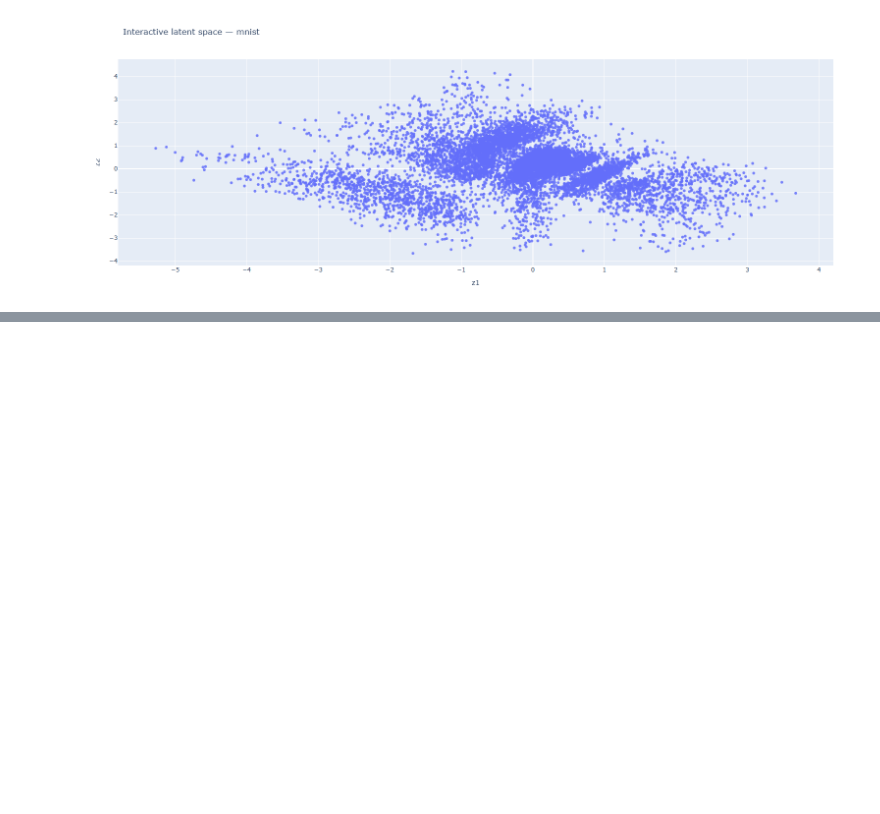
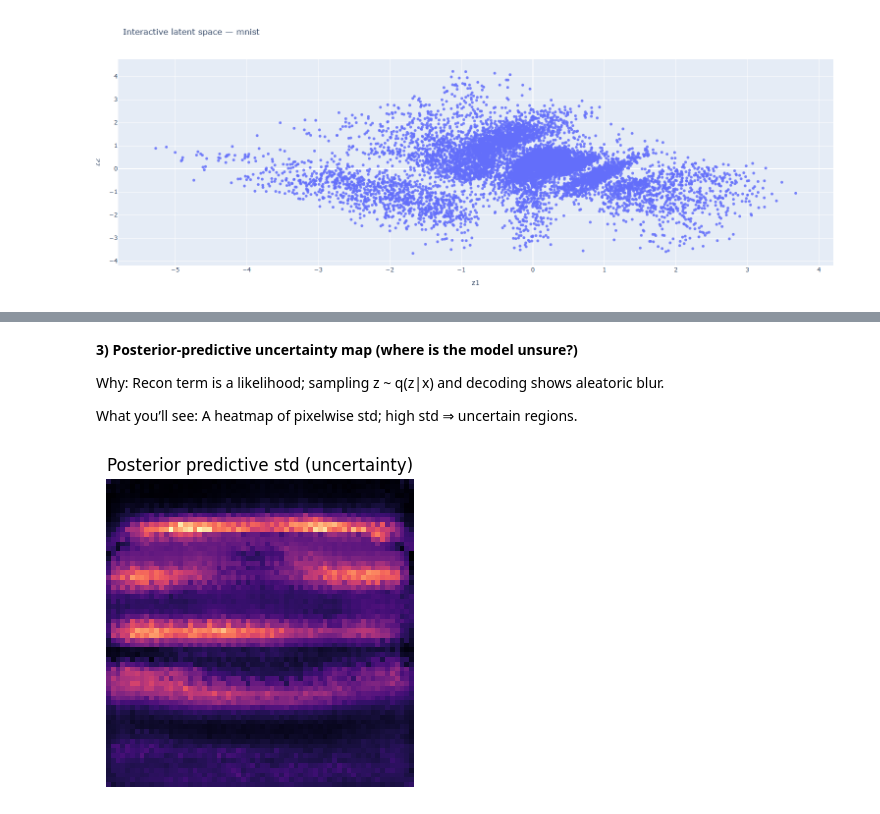
Before and after one commit to Vivekanand-R/AI-Models, a Jupyter notebook: Variational_Autoencoders_with_MNIST.ipynb, the cells around one changed output, grey strips where cells are left out. Saved outputs shown, nothing was run; the diff lists cells and outputs as text; code cells hidden in the pictures; blank space fills up the shorter version.

```diff
--- a/Variational_Autoencoders_with_MNIST.ipynb
+++ b/Variational_Autoencoders_with_MNIST.ipynb
@@ -1069,0 +1392,23 @@ display(W.VBox([fig, W.HBox([slider, label_html]), grid_out]))
+# %% [markdown]
+**3) Posterior-predictive uncertainty map (where is the model unsure?)**
+
+Why: Recon term is a likelihood; sampling z ~ q(z|x) and decoding shows aleatoric blur.
+
+What you’ll see: A heatmap of pixelwise std; high std ⇒ uncertain regions.
+# %%
+import torch, matplotlib.pyplot as plt
+
+x0 = transforms.ToTensor()(im.resize((64,64))).mean(0, keepdim=True).unsqueeze(0)
+S = 64
+with torch.no_grad():
+    imgs=[]
+    for _ in range(S):
+        mu, logvar = vae.enc(x0)
+        z = mu + torch.randn_like(mu)*torch.exp(0.5*logvar)
+        imgs.append(vae.dec(z))
+    stack = torch.cat(imgs, 0).cpu().numpy()   # (S,1,64,64)
+std = stack.std(0)[0]
+plt.figure(figsize=(4,4)); plt.imshow(std, cmap="magma"); plt.axis("off")
+plt.title("Posterior predictive std (uncertainty)"); plt.show()
+# %% [output]
+[figure, added]
```
Also changed, not shown: parts of 8 cells of this notebook.
